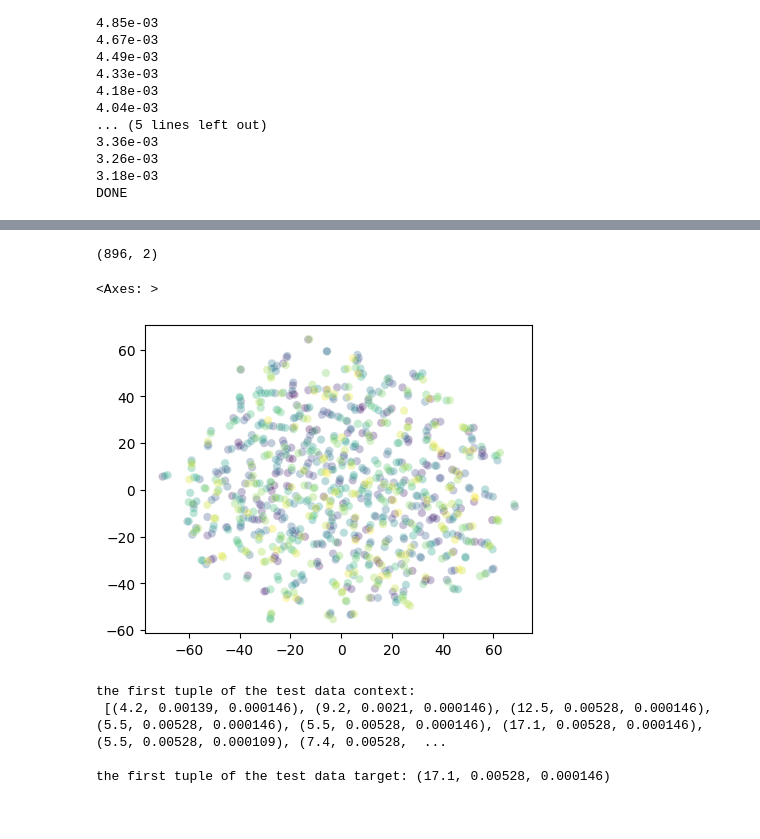
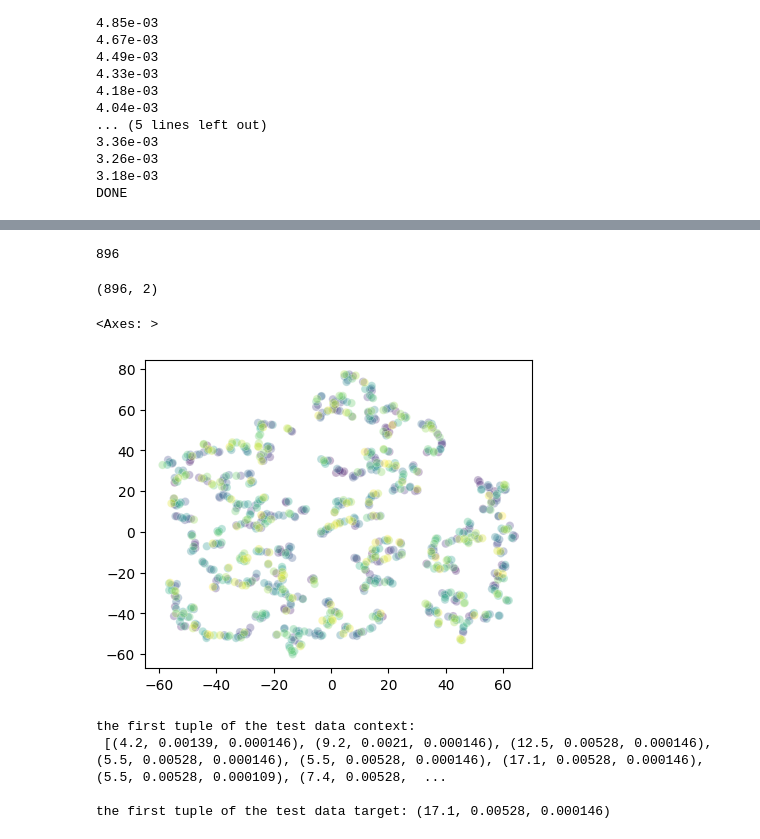
Before and after one commit to stefanzarembinski/szx81, a Jupyter notebook: src/cbow.ipynb, the cells around one changed output, grey strips where cells are left out. Cells and saved outputs as stored; diff of their text form; code cells hidden in the pictures.

```diff
--- a/src/cbow.ipynb
+++ b/src/cbow.ipynb
@@ -49,7 +105,7 @@ Training data preparation
 import torch
 import torch.nn as nn
 CONTEXT_SIZE = 5  # 2 words to the left, 2 to the right
-EMDEDDING_DIM = 10
+EMDEDDING_DIM = 6
 
 def make_context_vector(context, word_to_ix):
     idxs = [word_to_ix[w] for w in context]
@@ -203,0 +281,5 @@ from sklearn.decomposition import PCA
+# %%
+# save_embeddings(model.embeddings, EMDEDDING_DIM, CONTEXT_SIZE)
+# show_embeddings(get_data_from_file(EMDEDDING_DIM, CONTEXT_SIZE))
+model.embeddings = get_data_from_file(15, 5)
+show_embeddings(model.embeddings)
@@ -204,8 +288,13 @@ from sklearn.decomposition import PCA
 # %%
 weight = model.embeddings.weight.clone().detach()
 data_frame = pd.DataFrame(model.embeddings.weight.clone().detach())
+# %%
+shape = weight.shape
+shape[0]
+# %% [output]
+896
 # %%
-data_frame.columns = [str(_) for _ in range(10)]
+data_frame.columns = [str(_) for _ in range(EMDEDDING_DIM)]
 # %%
 pca = PCA(n_components=3)
 # X : {array-like, sparse matrix} of shape (n_samples, n_features).
@@ -223,28 +312,24 @@ pca_result = pca.fit_transform(X=data_frame)
 # data_frame['pca-two'] = pca_result[:,1]
 # data_frame['pca-three'] = pca_result[:,2]
 # %%
-from sklearn.manifold import TSNE
-
 tsne = TSNE(n_components=2, perplexity=9, random_state=42, init='random', learning_rate=200)
-tsne_results = tsne.fit_transform(data_frame)
+tsne_results = tsne.fit_transform(pca_result)
 tsne_results.shape
 # %% [output]
 (896, 2)
 # %%
 plt.figure(figsize=(5, 4))
 sns.scatterplot(
     x=tsne_results[:,0],
     y=tsne_results[:,1],
     hue=vocabulary,
-    # palette=sns.color_palette("hls", len(vocabulary)),
     palette=sns.color_palette("viridis", len(vocabulary)),
-    data=df_subset,
     legend=None,
     alpha=0.3
 )
 # %% [output]
 <Axes: >
-[figure, old version]
+[figure, new version]
 # %%
 test_context = []
 for i in range(CONTEXT_SIZE, len(test_story) - CONTEXT_SIZE):
```
Also changed, not shown: parts of 12 cells of this notebook.
